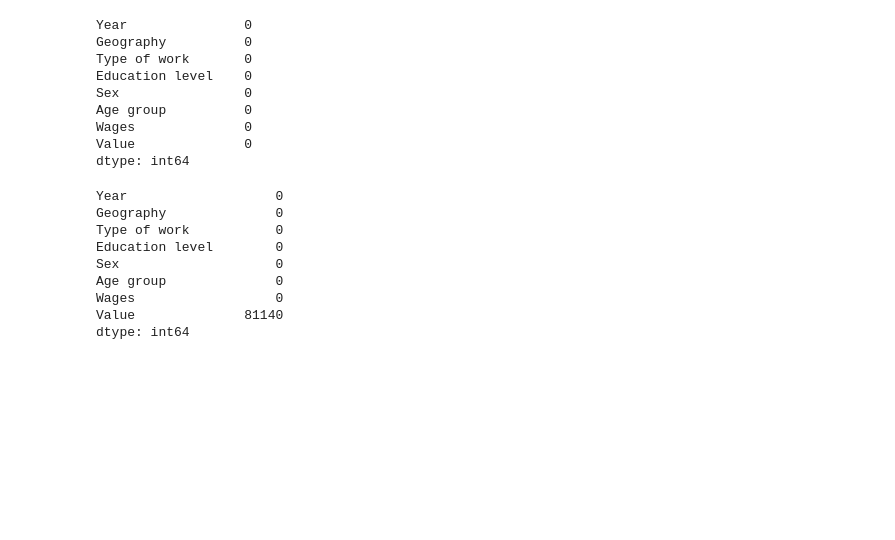
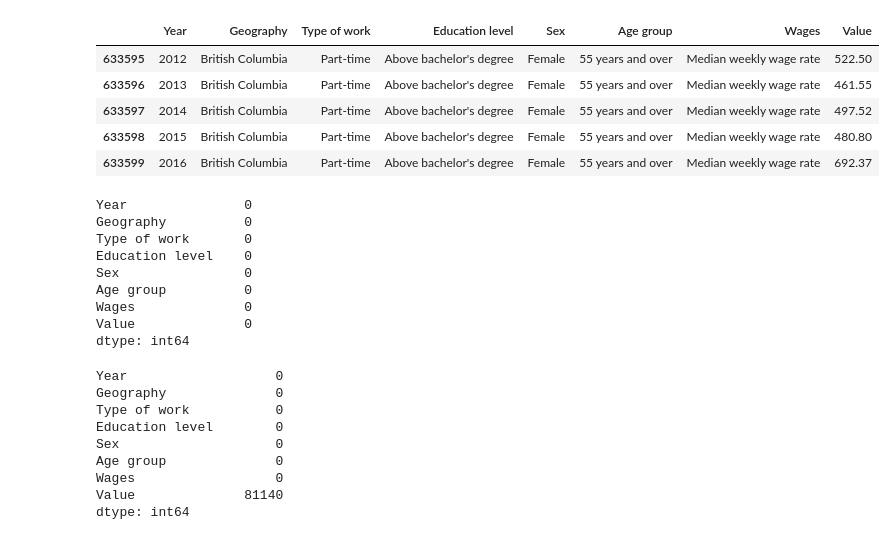
Before and after one commit to cuatro444/Canadian-Wages-Hackathon, a Jupyter notebook: CanadianWages.ipynb, the cells around one changed output. Saved outputs shown, nothing was run; the diff lists cells and outputs as text; code cells hidden in the pictures; blank space fills up the shorter version.

```diff
--- a/CanadianWages.ipynb
+++ b/CanadianWages.ipynb
@@ -29,3 +43,12 @@ dfWages.head(50)
+# %%
+dfWages.tail()
+# %% [output]
+|  | Year | Geography | Type of work | Education level | Sex | Age group | Wages | Value |
+| 633595 | 2012 | British Columbia | Part-time | Above bachelor's degree | Female | 55 years and over | Median weekly wage rate | 522.50 |
+| 633596 | 2013 | British Columbia | Part-time | Above bachelor's degree | Female | 55 years and over | Median weekly wage rate | 461.55 |
+| 633597 | 2014 | British Columbia | Part-time | Above bachelor's degree | Female | 55 years and over | Median weekly wage rate | 497.52 |
+| 633598 | 2015 | British Columbia | Part-time | Above bachelor's degree | Female | 55 years and over | Median weekly wage rate | 480.80 |
+| 633599 | 2016 | British Columbia | Part-time | Above bachelor's degree | Female | 55 years and over | Median weekly wage rate | 692.37 |
 # %%
 dfWages.isna().sum()
 # %% [output]
```
Also changed, not shown: parts of 16 cells of this notebook.
